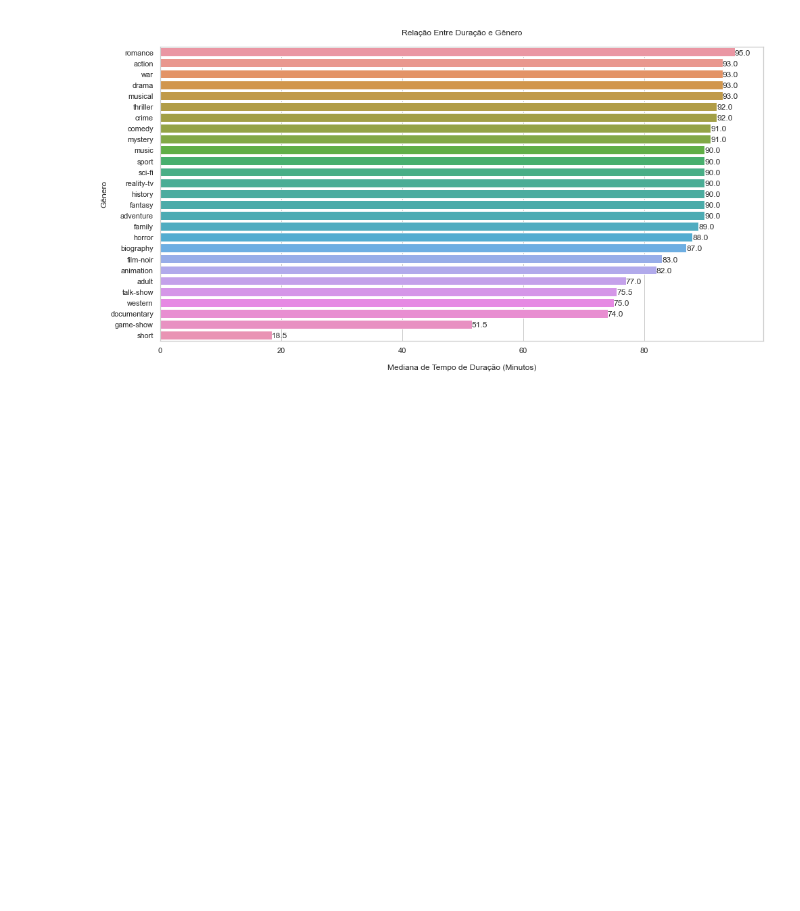
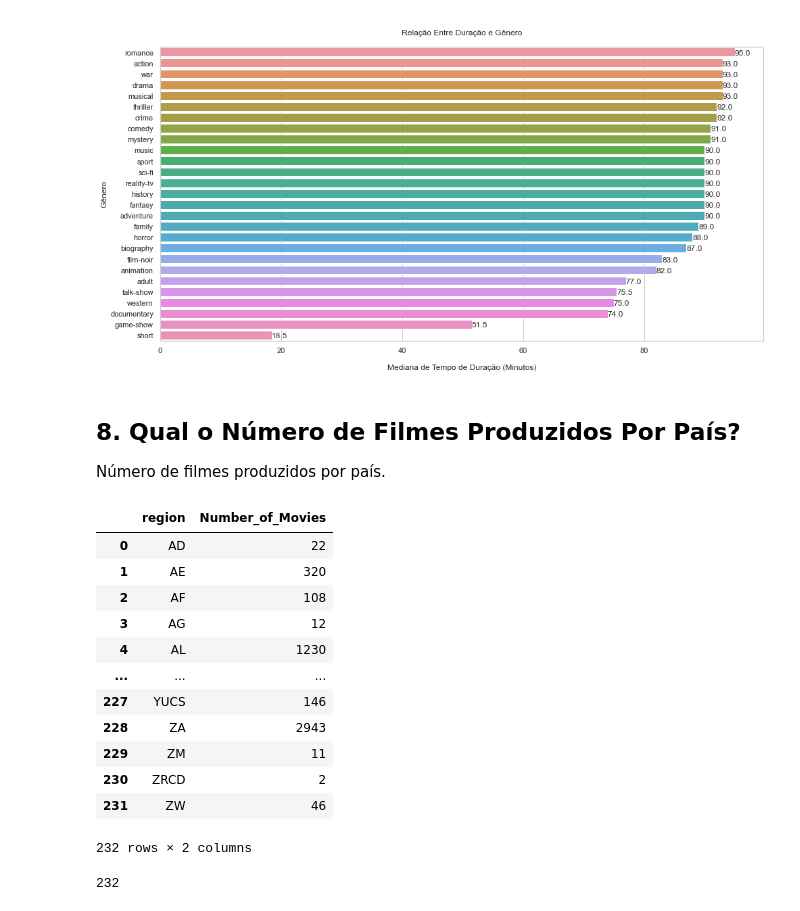
Before and after one commit to felipetac/imdb-data-analytics-python, a Jupyter notebook: imdb-data-analytics.ipynb, the cells around one changed output. Drawn from its saved outputs; the diff is of its cells as text; code cells hidden in the pictures; blank space fills up the shorter version.

```diff
--- a/imdb-data-analytics.ipynb
+++ b/imdb-data-analytics.ipynb
@@ -732,3 +732,39 @@ plt.title('\nRelação Entre Duração e Gênero\n')
 plt.show()
 # %% [output]
 [figure]
+# %% [markdown]
+## 8. Qual o Número de Filmes Produzidos Por País?
+
+Número de filmes produzidos por país.
+# %%
+# Consulta SQL
+query = '''
+            SELECT region, COUNT(*) Number_of_Movies FROM
+            akas JOIN titles ON
+            akas.title_id = titles.title_id
+            WHERE region != 'None'
+            AND type = \'movie\'
+            GROUP BY region
+        '''
+
+df8 = pd.read_sql_query(query, conn)
+df8
+# %% [output]
+|  | region | Number_of_Movies |
+| 0 | AD | 22 |
+| 1 | AE | 320 |
+| 2 | AF | 108 |
+| 3 | AG | 12 |
+| 4 | AL | 1230 |
+| ... | ... | ... |
+| 227 | YUCS | 146 |
+| 228 | ZA | 2943 |
+| 229 | ZM | 11 |
+| 230 | ZRCD | 2 |
+| 231 | ZW | 46 |
+232 rows × 2 columns
+# %%
+# Número de linhas
+df8.shape[0]
+# %% [output]
+232
```
Also changed, not shown: parts of 8 cells of this notebook, 1 other file.
